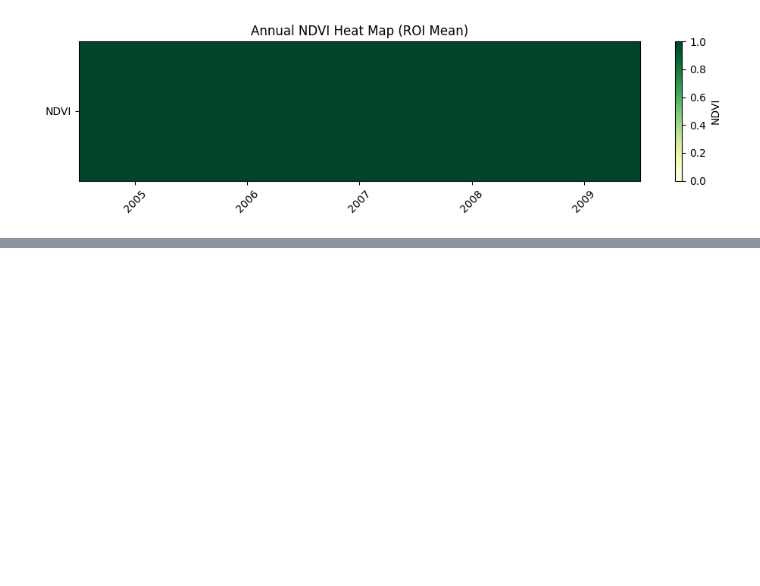
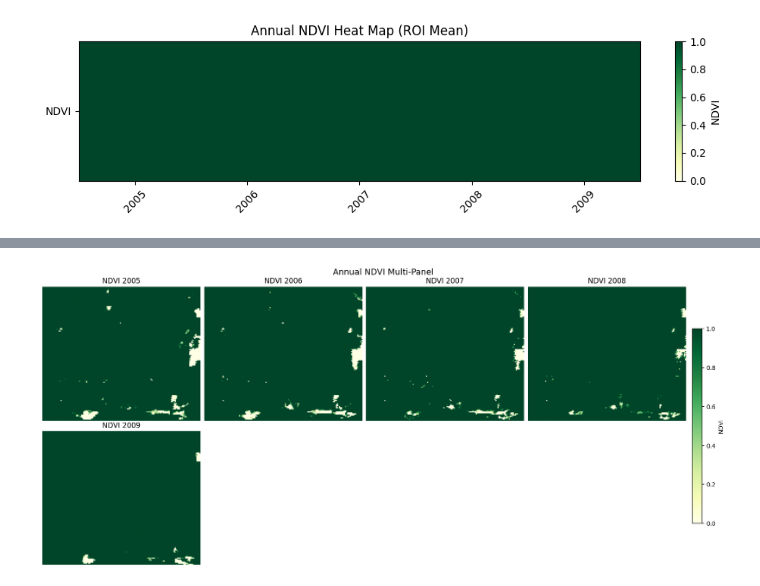
Before and after one commit to Thaer-F-Ali/CodexTestDemo, a Jupyter notebook: NumpyCodexTest.ipynb, the cells around one changed output, grey strips where cells are left out. Saved outputs shown, nothing was run; the diff lists cells and outputs as text; code cells hidden in the pictures; blank space fills up the shorter version.

```diff
--- a/NumpyCodexTest.ipynb
+++ b/NumpyCodexTest.ipynb
@@ -198,2 +198,48 @@ array([4.70083409, 5.23068832, 5.24513563, 4.44502038, 4.18273799])
 Coordinates:
   * year     (year) int64 40B 2005 2006 2007 2008 2009
+# %%
+# Multi-panel NDVI plot: one panel per year/image
+import math
+import numpy as np
+import matplotlib.pyplot as plt
+
+annual_list = ndvi_annual.toList(ndvi_annual.size())
+annual_count = ndvi_annual.size().getInfo()
+
+years = []
+arrays = []
+
+for i in range(annual_count):
+    annual_img = ee.Image(annual_list.get(i)).clip(roi)
+    year_label = ee.Date(annual_img.get('system:time_start')).format('YYYY').getInfo()
+    arr = geemap.ee_to_numpy(annual_img, region=roi, scale=1000)
+    if arr is None:
+        continue
+    if arr.ndim == 3:
+        arr = arr[:, :, 0]
+    years.append(year_label)
+    arrays.append(arr)
+
+if not arrays:
+    raise ValueError('No NDVI images were converted to arrays. Check ROI and scale.')
+
+n = len(arrays)
+ncols = 4
+nrows = math.ceil(n / ncols)
+fig, axes = plt.subplots(nrows, ncols, figsize=(4 * ncols, 3.5 * nrows), constrained_layout=True)
+axes = np.array(axes).reshape(-1)
+
+for idx, (year_label, arr) in enumerate(zip(years, arrays)):
+    im = axes[idx].imshow(arr, cmap='YlGn', vmin=0, vmax=1)
+    axes[idx].set_title(f'NDVI {year_label}')
+    axes[idx].axis('off')
+
+for idx in range(n, len(axes)):
+    axes[idx].axis('off')
+
+cbar = fig.colorbar(im, ax=axes.tolist(), shrink=0.7, pad=0.01)
+cbar.set_label('NDVI')
+fig.suptitle('Annual NDVI Multi-Panel', fontsize=14)
+plt.show()
+# %% [output]
+[figure, added]
```
Also changed, not shown: parts of 2 cells of this notebook.
